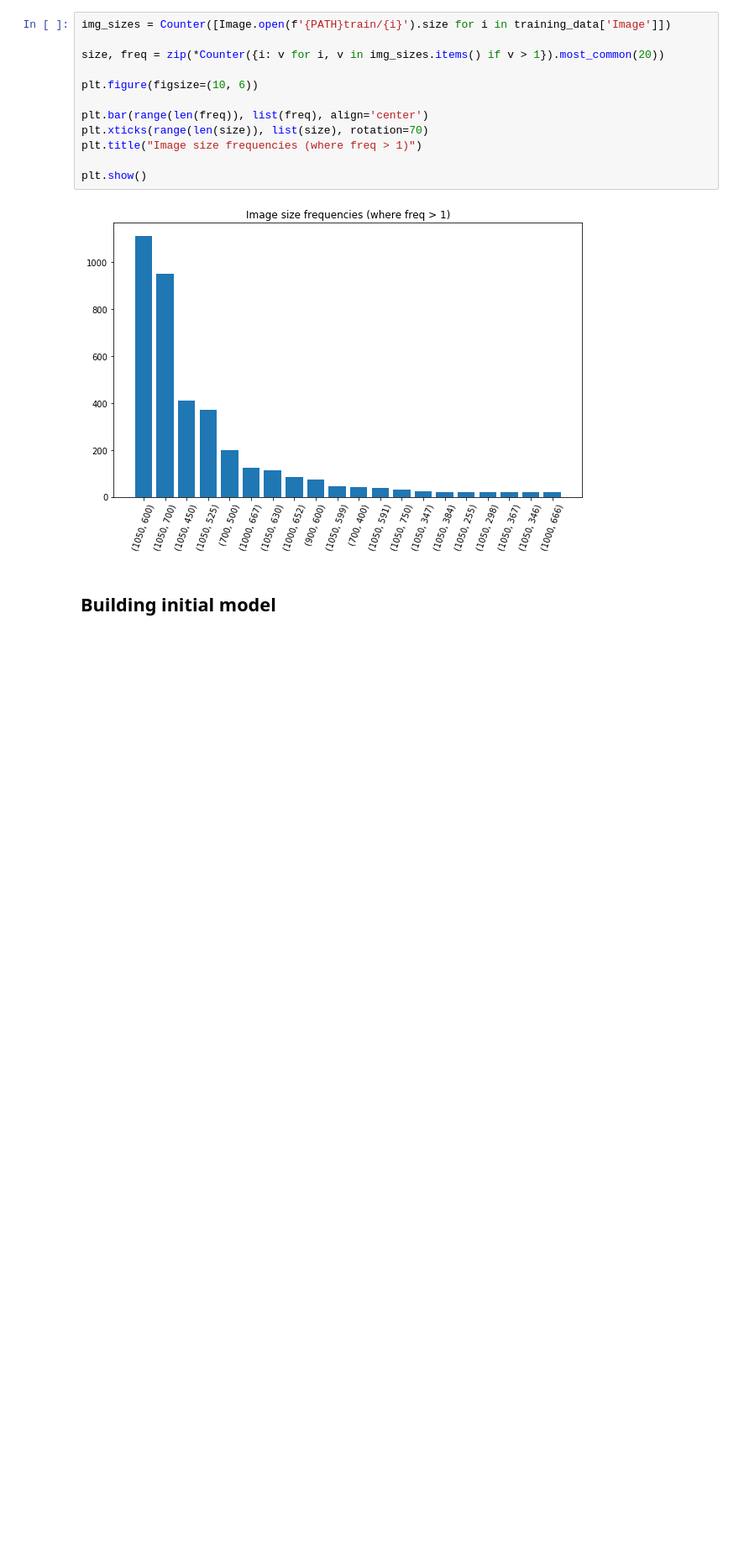
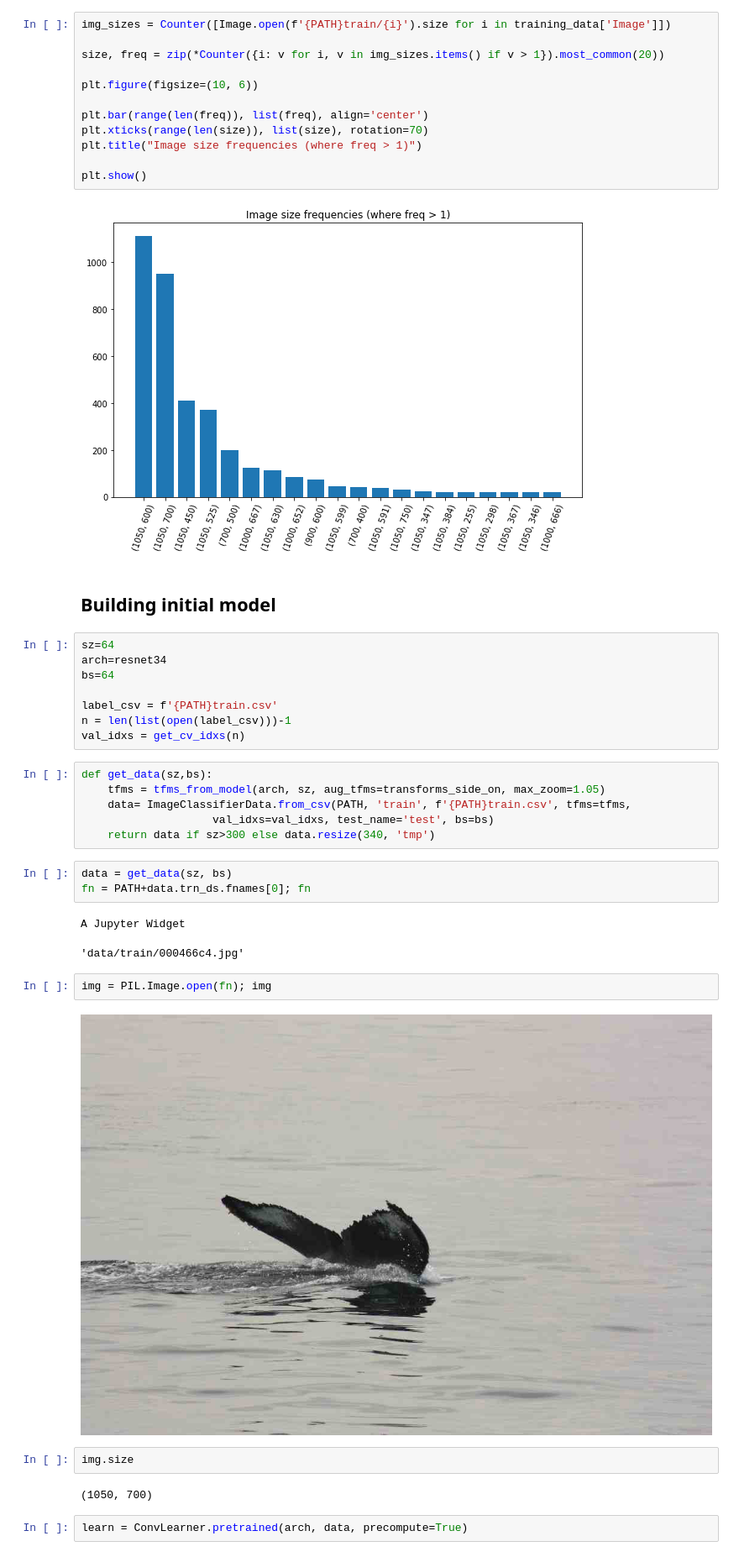
Before and after one commit to ashishpatel26/Humpback-Whale-Identification-Challenge-Kaggle, a Jupyter notebook: whale-categorization-playground.ipynb, the cells around one changed output. Shown at 84% size. Saved outputs shown, nothing was run; the diff lists cells and outputs as text; blank space fills up the shorter version.

Commit message:
added initial model

```diff
--- a/whale-categorization-playground.ipynb
+++ b/whale-categorization-playground.ipynb
@@ -156,3 +156,33 @@ plt.show()
 [figure]
 # %% [markdown]
 ## Building initial model
+# %%
+sz=64
+arch=resnet34
+bs=64
+
+label_csv = f'{PATH}train.csv'
+n = len(list(open(label_csv)))-1
+val_idxs = get_cv_idxs(n)
+# %%
+def get_data(sz,bs):
+    tfms = tfms_from_model(arch, sz, aug_tfms=transforms_side_on, max_zoom=1.05)
+    data= ImageClassifierData.from_csv(PATH, 'train', f'{PATH}train.csv', tfms=tfms,
+                    val_idxs=val_idxs, test_name='test', bs=bs)
+    return data if sz>300 else data.resize(340, 'tmp')
+# %%
+data = get_data(sz, bs)
+fn = PATH+data.trn_ds.fnames[0]; fn
+# %% [output]
+A Jupyter Widget
+'data/train/000466c4.jpg'
+# %%
+img = PIL.Image.open(fn); img
+# %% [output]
+[figure, added]
+# %%
+img.size
+# %% [output]
+(1050, 700)
+# %%
+learn = ConvLearner.pretrained(arch, data, precompute=True)
```
Also changed, not shown: parts of 5 cells of this notebook.
